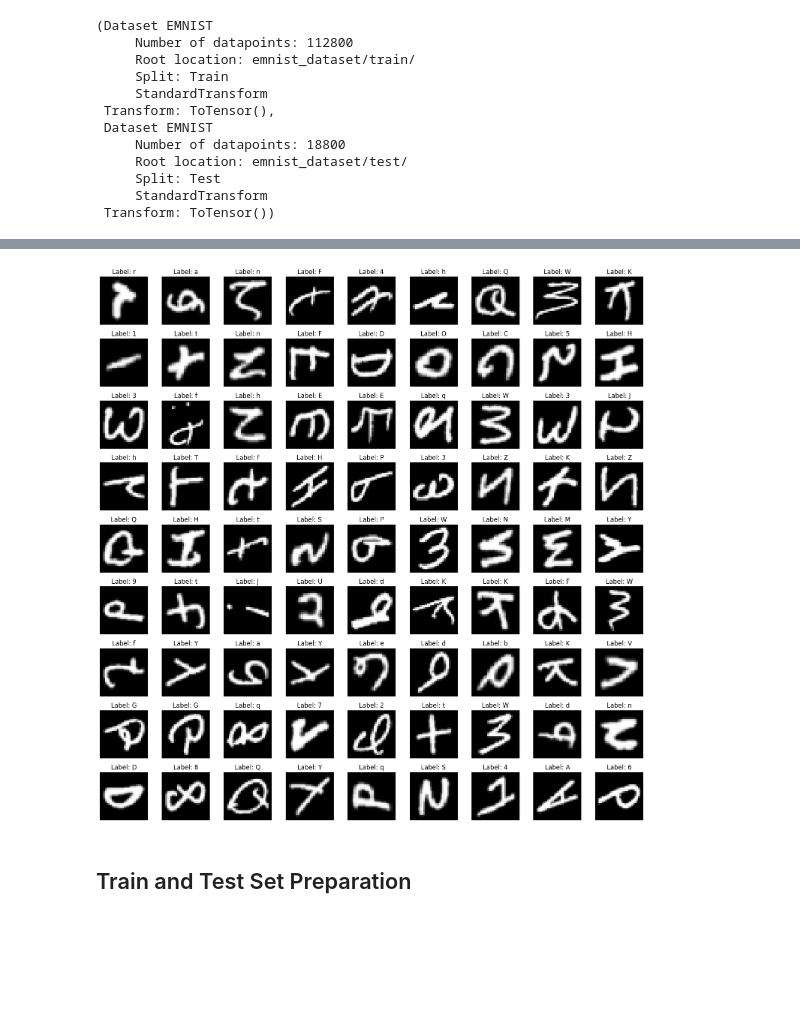
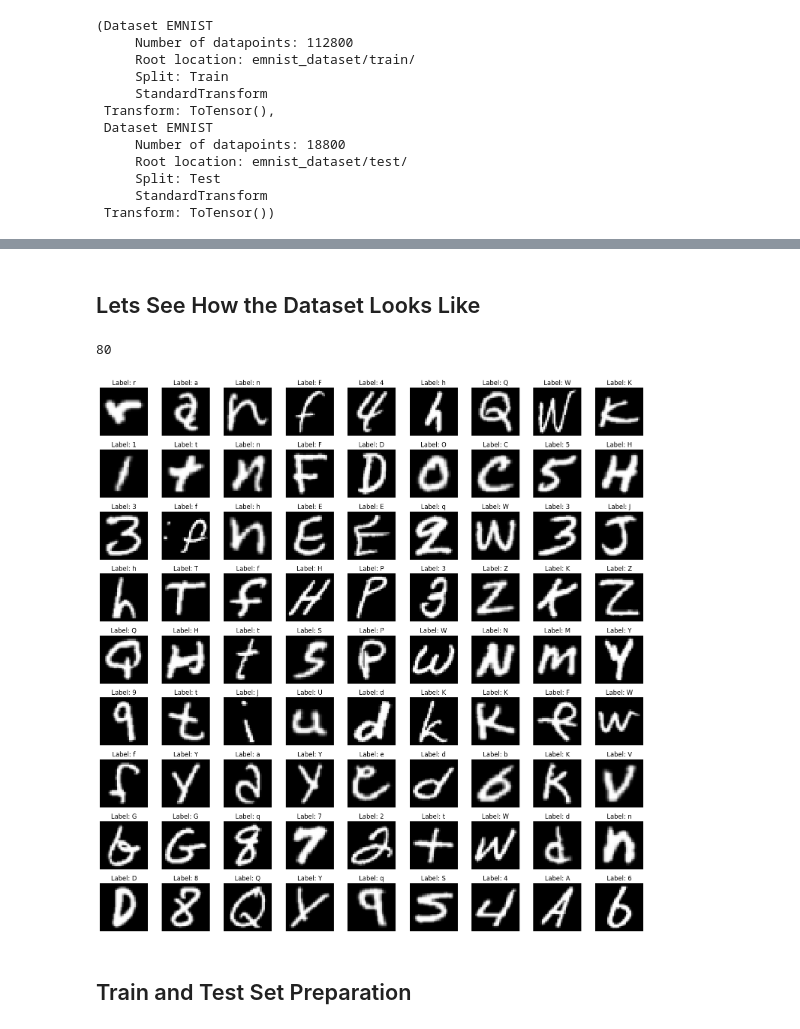
Before and after one commit to Bikash9841/AI-Trainee-Week-4, a Jupyter notebook: Multiclass_Classification_Assignment.ipynb, the cells around one changed output, grey strips where cells are left out. Saved outputs shown, nothing was run; the diff lists cells and outputs as text; code cells hidden in the pictures; blank space fills up the shorter version.

```diff
--- a/Multiclass_Classification_Assignment.ipynb
+++ b/Multiclass_Classification_Assignment.ipynb
@@ -94,13 +101,13 @@ for i in range(X_test.shape[0]):
 # %%
-# Weight and Bias Initialization
-
 # this one is for testing manually computed gradient
 w_test=torch.randn((X_train.shape[1],Y_enc_train.shape[1]),dtype=torch.float32,requires_grad=True)
 b_test=torch.randn((1,Y_enc_train.shape[1]),dtype=torch.float32,requires_grad=True)
 
 
-W=torch.randn((X_train.shape[1],Y_enc_train.shape[1]),dtype=torch.float32,requires_grad=False)
-b=torch.randn((1,Y_enc_train.shape[1]),dtype=torch.float32,requires_grad=False)
 
-W,b.shape,W.dtype,b
+# kaiming weight initialization
+W=torch.randn((X_train.shape[1],Y_enc_train.shape[1]),dtype=torch.float32,requires_grad=False)*torch.sqrt(torch.tensor(2/X_train.shape[1]))
+b=torch.randn((1,Y_enc_train.shape[1]),dtype=torch.float32,requires_grad=False)*0.01
+
+W.shape,b.shape
 # %% [output]
@@ -172,7 +179,7 @@ loss_list_test=[]
 ## Training Loop
 # %%
 # Training Loop
-for i in range(500):
+for i in range(1500):
     Z=X_train@W+b
 
     Y_hat=softmax(Z)
@@ -263,22 +336,44 @@ train_edata.class_to_idx
  'q': 44,
  'r': 45,
  't': 46}
+# %% [markdown]
+## Lets See How the Dataset Looks Like
 # %%
 # Create subplots
 fig, axs = plt.subplots(9, 9, figsize=(15, 15))
 
 # Plot images
-for i in range(9):
-    for j in range(9):
-        img, label = train_edata[i * 9 + j]  # Accessing each image and label
-        axs[i, j].imshow(img.squeeze(),cmap='gray')
-        axs[i, j].set_title(f'Label: {list((train_edata.class_to_idx).keys())[label]}')
-        axs[i, j].axis('off')  # Hide axis
+# Plot images
+c=-1
+j=0
+i=-1
+
+end_loop=False
+
+while i!=9:
+    if end_loop:
+        print(c)
+        break
+    i+=1
+    j=0
+    while j!=9:
+        c+=1
+        img, label = train_edata[c]  # Accessing each image and label
+        if list((train_edata.class_to_idx).keys())[label]:  #=='q':   can filter specific character
+            axs[i, j].imshow(img.squeeze().T,cmap='gray')
+            axs[i, j].set_title(f'Label: {list((train_edata.class_to_idx).keys())[label]}')
+            axs[i, j].axis('off')  # Hide axis
+            j+=1
+        if((c==2000) or (i==8 and j>8)):  # could scan maximum of 2k images and minimum of 81 elements
+            end_loop=True
+            break
+
 
 plt.tight_layout()
 plt.show()
 # %% [output]
+80
-[figure, old version]
+[figure, new version]
 # %% [markdown]
 ## Train and Test Set Preparation
 # %%
```
Also changed, not shown: parts of 40 cells of this notebook.
